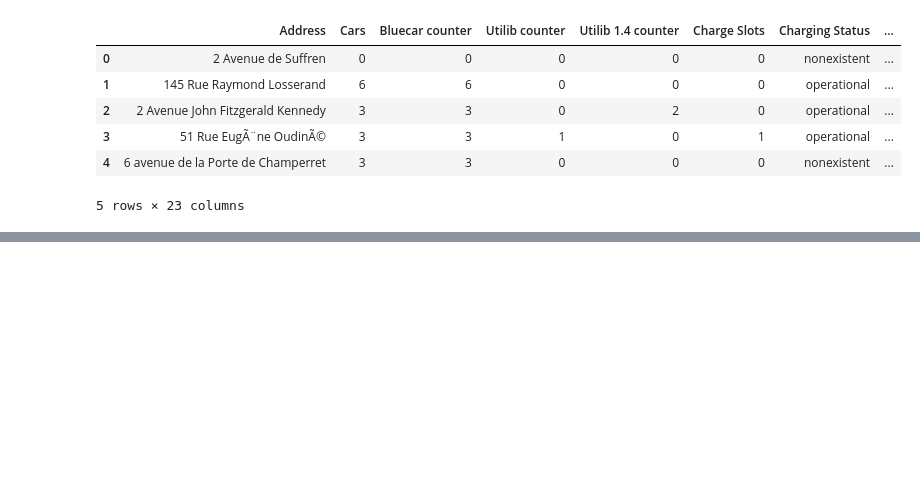
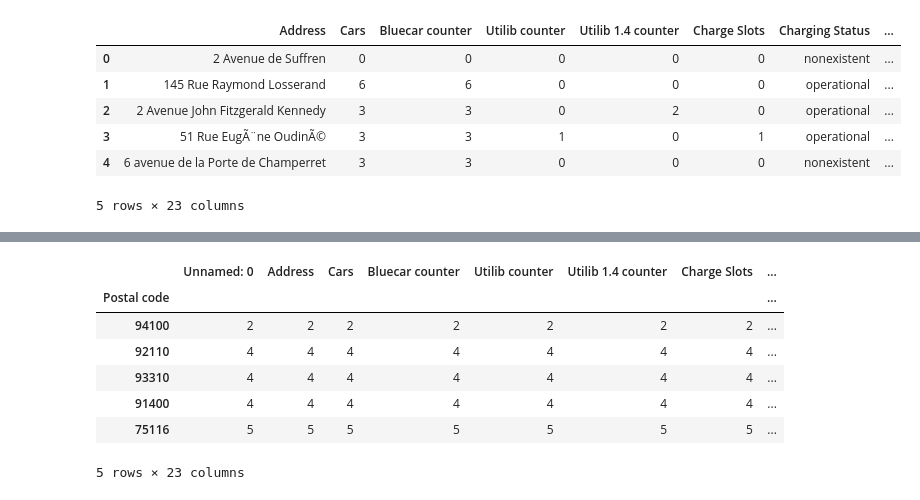
Before and after one commit to mbururyan/Electric-Car-Sharing, a Jupyter notebook: WK4_IP_Ryan_Mburu_Electric_Car_Sharing_Data_Mining.ipynb, the cells around one changed output, grey strips where cells are left out. Cells and saved outputs as stored; diff of their text form; code cells hidden in the pictures; blank space fills up the shorter version.

```diff
--- a/WK4_IP_Ryan_Mburu_Electric_Car_Sharing_Data_Mining.ipynb
+++ b/WK4_IP_Ryan_Mburu_Electric_Car_Sharing_Data_Mining.ipynb
@@ -177,0 +271,13 @@ df_new
+# %%
+# Least popular postal code
+least_pop_postal = group_postal.sort_values(by='Cars', ascending=1)
+least_pop_postal.head()
+# %% [output]
+|  | Unnamed: 0 | Address | Cars | Bluecar counter | Utilib counter | Utilib 1.4 counter | Charge Slots | ... |
+| Postal code |  |  |  |  |  |  |  | ... |
+| 94100 | 2 | 2 | 2 | 2 | 2 | 2 | 2 | ... |
+| 92110 | 4 | 4 | 4 | 4 | 4 | 4 | 4 | ... |
+| 93310 | 4 | 4 | 4 | 4 | 4 | 4 | 4 | ... |
+| 91400 | 4 | 4 | 4 | 4 | 4 | 4 | 4 | ... |
+| 75116 | 5 | 5 | 5 | 5 | 5 | 5 | 5 | ... |
+5 rows × 23 columns
```
Also changed, not shown: parts of 12 cells of this notebook.
